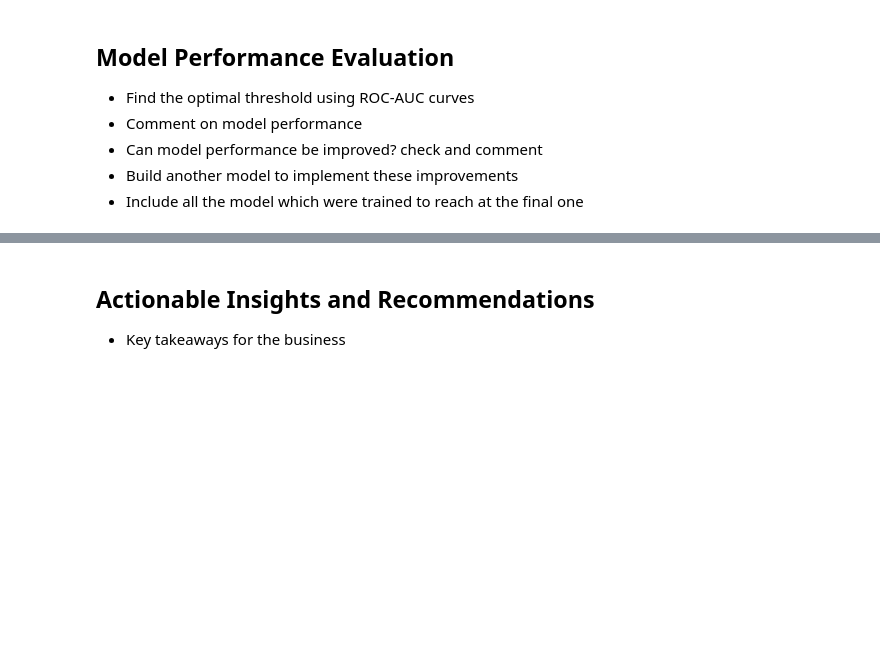
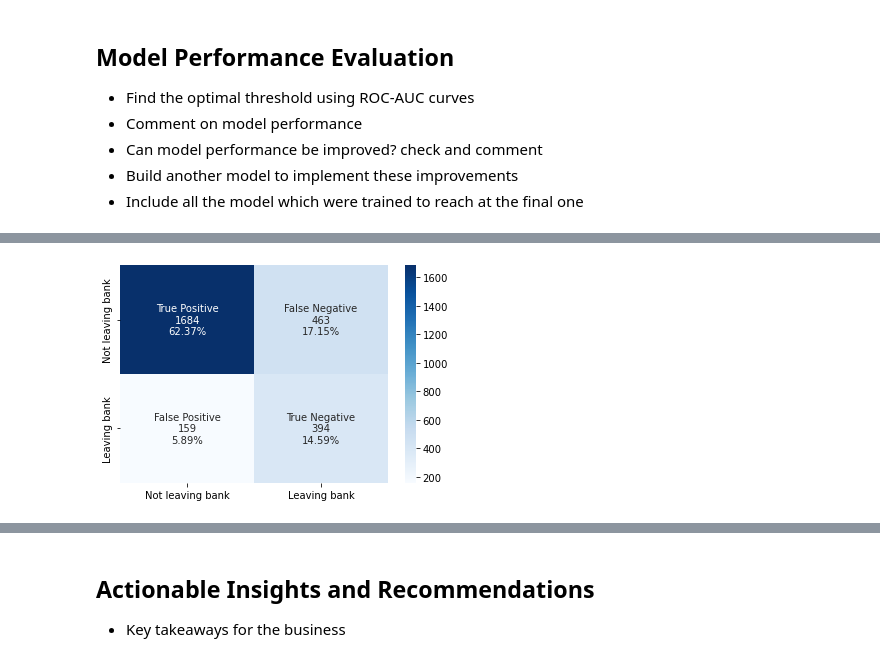
Before and after one commit to kwajpaige/UTAGL_NeuralNetworks, a Jupyter notebook: BankChurnPredictionProject/PaigeSingleton_NeuralNetworks_BankChurnPrediction.ipynb, the cells around one changed output, grey strips where cells are left out. Saved outputs shown, nothing was run; the diff lists cells and outputs as text; code cells hidden in the pictures; blank space fills up the shorter version.

```diff
--- a/BankChurnPredictionProject/PaigeSingleton_NeuralNetworks_BankChurnPrediction.ipynb
+++ b/BankChurnPredictionProject/PaigeSingleton_NeuralNetworks_BankChurnPrediction.ipynb
@@ -813,0 +931,4 @@ weighted avg       0.84      0.85      0.84      2700
+# %%
+y_pred_e1=model1.predict(X_val)
+y_pred_e1 = (y_pred_e1 > thresholds1[ix])
+y_pred_e1
@@ -813,0 +944,12 @@ weighted avg       0.84      0.85      0.84      2700
+# %%
+#Calculating the confusion matrix
+from sklearn.metrics import confusion_matrix
+cm1=confusion_matrix(y_val, y_pred_e1)
+labels = ['True Positive','False Negative','False Positive','True Negative']
+categories = ['Not leaving bank','Leaving bank']
+make_confusion_matrix(cm1,
+                      group_names=labels,
+                      categories=categories,
+                      cmap='Blues')
+# %% [output]
+[figure, added]
```
Also changed, not shown: parts of 17 cells of this notebook.
